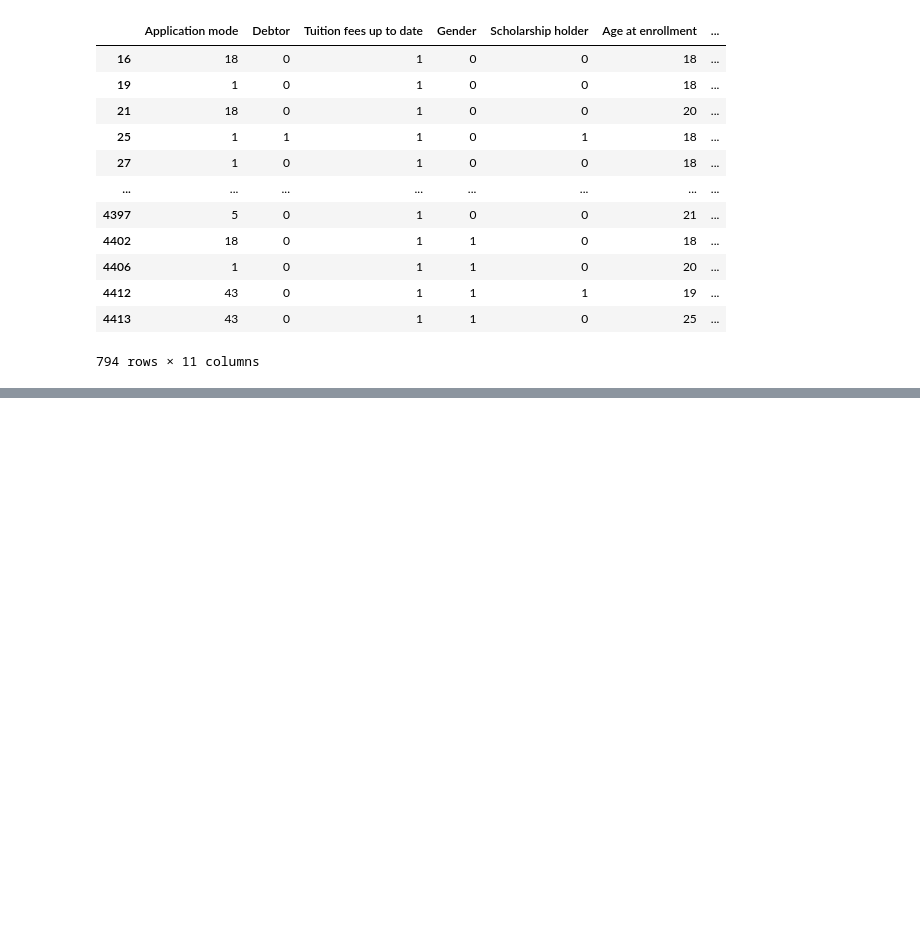
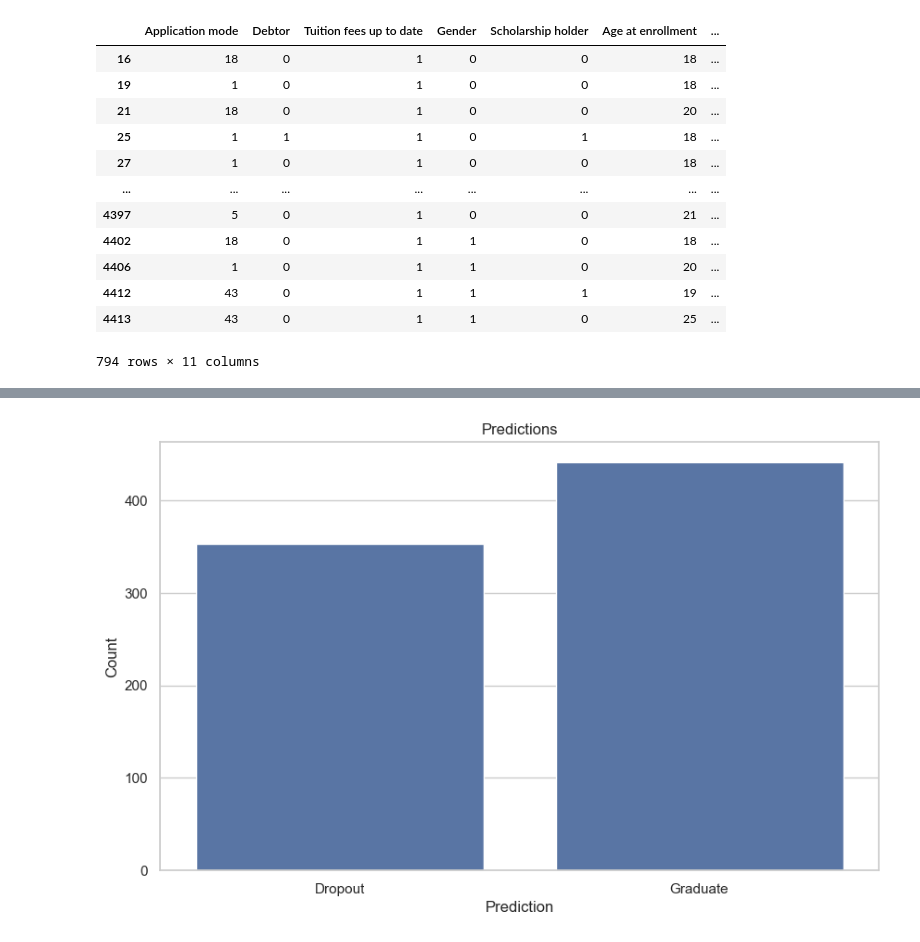
Before and after one commit to cjc2238/HUDK4050, a Jupyter notebook: data_cleaning.ipynb, the cells around one changed output, grey strips where cells are left out. Saved outputs shown, nothing was run; the diff lists cells and outputs as text; code cells hidden in the pictures; blank space fills up the shorter version.

Commit message:
added plot

```diff
--- a/data_cleaning.ipynb
+++ b/data_cleaning.ipynb
@@ -670,3 +674,7 @@ df_enrolled
 | 4412 | 43 | 0 | 1 | 1 | 1 | 19 | ... |
 | 4413 | 43 | 0 | 1 | 1 | 0 | 25 | ... |
 794 rows × 11 columns
+# %%
+#relabel predictions where 1 is dropout and 0 is graduate
+df_enrolled["Prediction_cat"] = df_enrolled["Prediction"].map({1: "Dropout", 0: "Graduate"})
+df_enrolled
@@ -672,0 +695,10 @@ df_enrolled
+# %%
+# plot predictions and label where 0 is graduate and 1 is dropout
+plt.figure(figsize=(10,6))
+sns.countplot(x="Prediction_cat", data=df_enrolled)
+plt.title("Predictions")
+plt.ylabel("Count")
+plt.xlabel("Prediction")
+plt.show()
+# %% [output]
+[figure, added]
```
Also changed, not shown: parts of 13 cells of this notebook, 3 other files.
